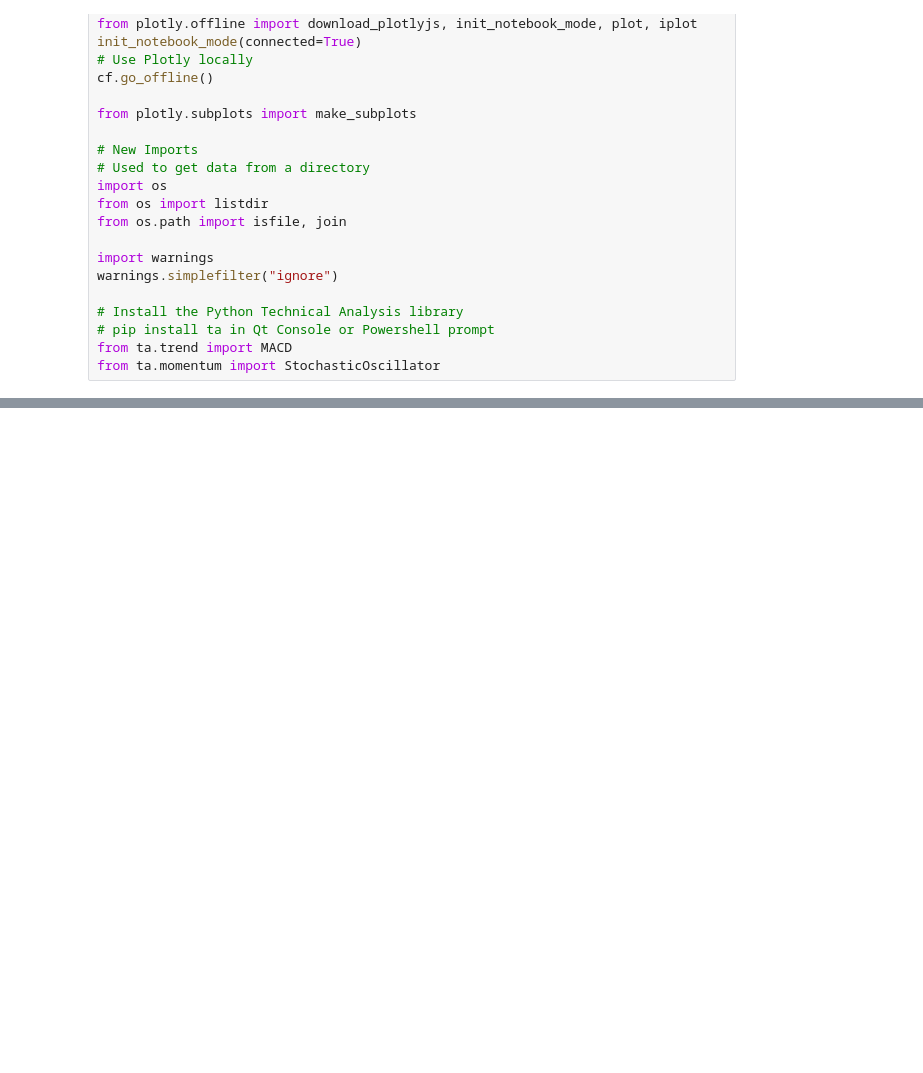
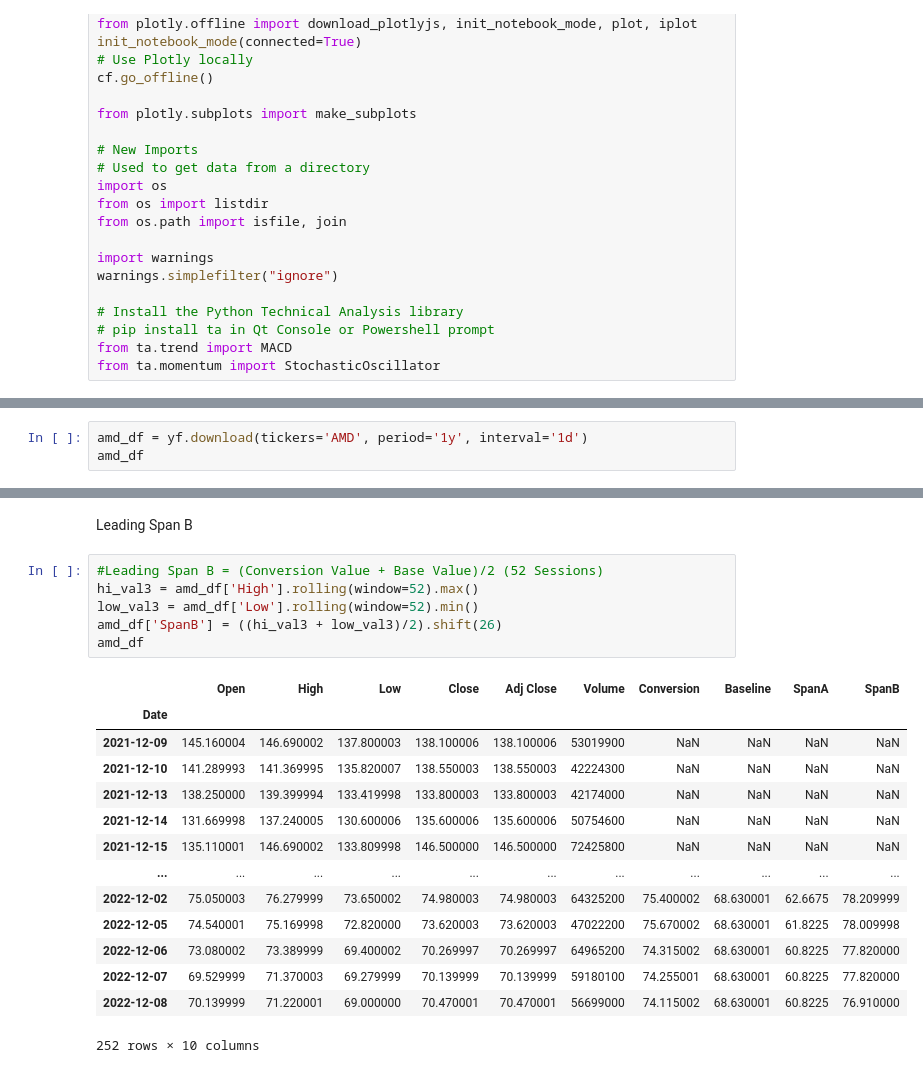
Before and after one commit to Unknownt247/GPA-Predictor, a Jupyter notebook: Ichimoku.ipynb, the cells around one changed output, grey strips where cells are left out. Cells and saved outputs as stored; diff of their text form; blank space fills up the shorter version.

```diff
--- a/Ichimoku.ipynb
+++ b/Ichimoku.ipynb
@@ -56,0 +79,3 @@ from ta.momentum import StochasticOscillator
+# %%
+amd_df = yf.download(tickers='AMD', period='1y', interval='1d')
+amd_df
@@ -56,0 +165,23 @@ from ta.momentum import StochasticOscillator
+# %% [markdown]
+Leading Span B
+# %%
+#Leading Span B = (Conversion Value + Base Value)/2 (52 Sessions)
+hi_val3 = amd_df['High'].rolling(window=52).max()
+low_val3 = amd_df['Low'].rolling(window=52).min()
+amd_df['SpanB'] = ((hi_val3 + low_val3)/2).shift(26)
+amd_df
+# %% [output]
+|  | Open | High | Low | Close | Adj Close | Volume | Conversion | Baseline | SpanA | SpanB |
+| Date |  |  |  |  |  |  |  |  |  |  |
+| 2021-12-09 | 145.160004 | 146.690002 | 137.800003 | 138.100006 | 138.100006 | 53019900 | NaN | NaN | NaN | NaN |
+| 2021-12-10 | 141.289993 | 141.369995 | 135.820007 | 138.550003 | 138.550003 | 42224300 | NaN | NaN | NaN | NaN |
+| 2021-12-13 | 138.250000 | 139.399994 | 133.419998 | 133.800003 | 133.800003 | 42174000 | NaN | NaN | NaN | NaN |
+| 2021-12-14 | 131.669998 | 137.240005 | 130.600006 | 135.600006 | 135.600006 | 50754600 | NaN | NaN | NaN | NaN |
+| 2021-12-15 | 135.110001 | 146.690002 | 133.809998 | 146.500000 | 146.500000 | 72425800 | NaN | NaN | NaN | NaN |
+| ... | ... | ... | ... | ... | ... | ... | ... | ... | ... | ... |
+| 2022-12-02 | 75.050003 | 76.279999 | 73.650002 | 74.980003 | 74.980003 | 64325200 | 75.400002 | 68.630001 | 62.6675 | 78.209999 |
+| 2022-12-05 | 74.540001 | 75.169998 | 72.820000 | 73.620003 | 73.620003 | 47022200 | 75.670002 | 68.630001 | 61.8225 | 78.009998 |
+| 2022-12-06 | 73.080002 | 73.389999 | 69.400002 | 70.269997 | 70.269997 | 64965200 | 74.315002 | 68.630001 | 60.8225 | 77.820000 |
+| 2022-12-07 | 69.529999 | 71.370003 | 69.279999 | 70.139999 | 70.139999 | 59180100 | 74.255001 | 68.630001 | 60.8225 | 77.820000 |
+| 2022-12-08 | 70.139999 | 71.220001 | 69.000000 | 70.470001 | 70.470001 | 56699000 | 74.115002 | 68.630001 | 60.8225 | 76.910000 |
+252 rows × 10 columns
```
Also changed, not shown: parts of 22 cells of this notebook, 1 other file.
